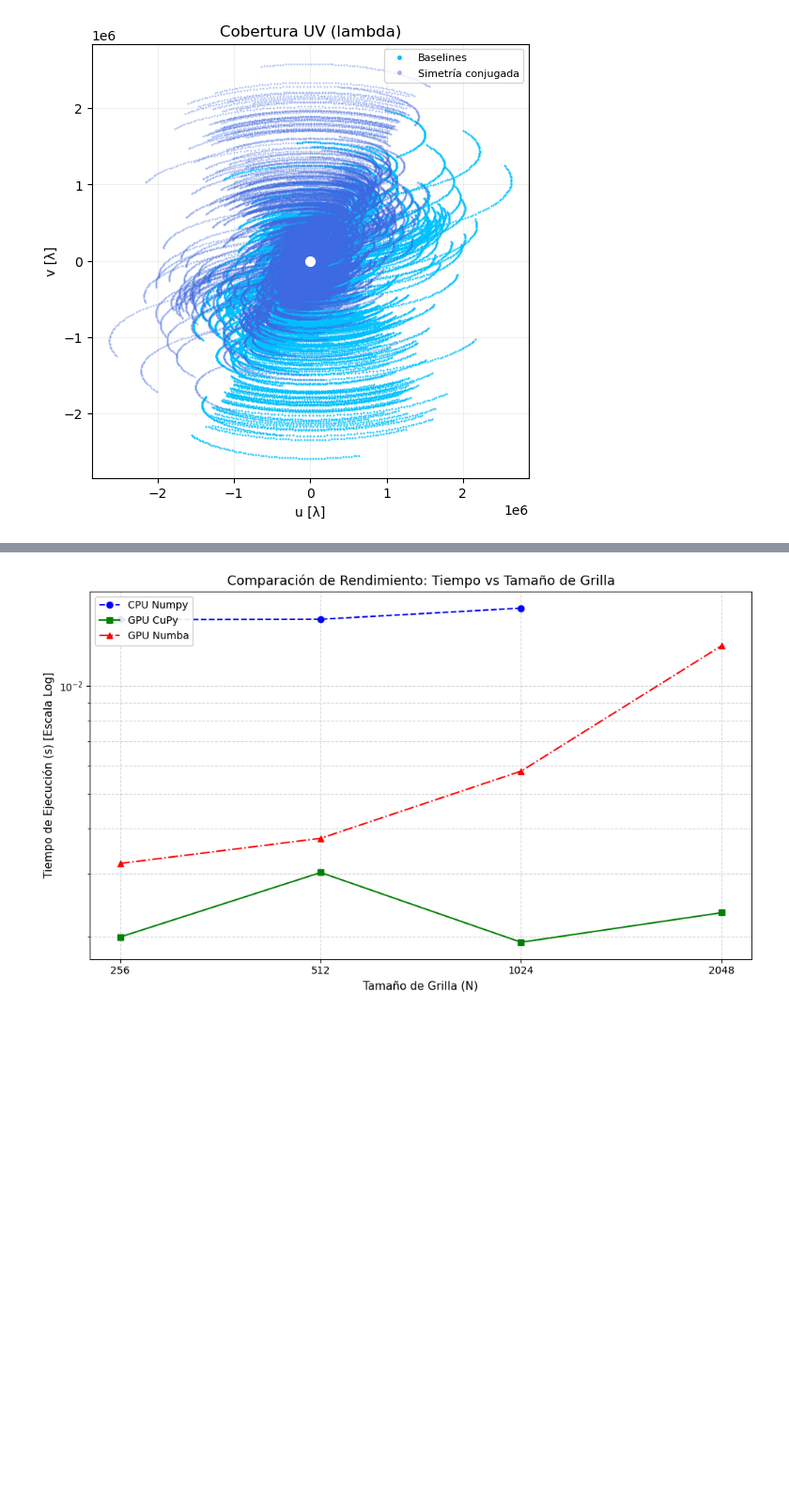
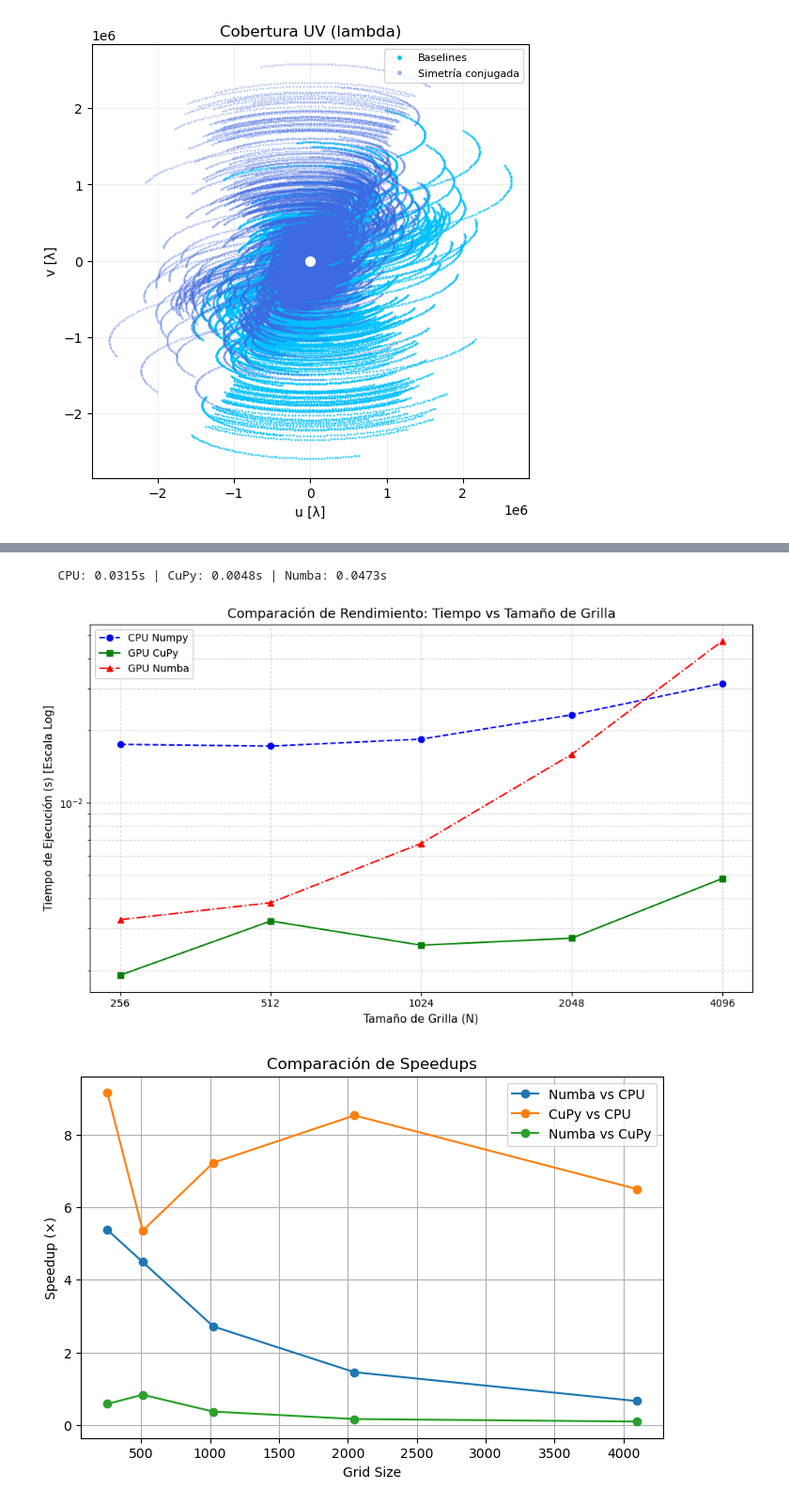
Before and after one commit to Mieres7/RadioInterferometry, a Jupyter notebook: lab2/laboratory2.ipynb, the cells around one changed output, grey strips where cells are left out. Shown at 94% size. Drawn from its saved outputs; the diff is of its cells as text; code cells hidden in the pictures; blank space fills up the shorter version.

```diff
--- a/lab2/laboratory2.ipynb
+++ b/lab2/laboratory2.ipynb
@@ -94,63 +78,14 @@ Wall time: 72.2 ms
 # %%
-from modules.utils import benchmark_gridding, plot_benchmark_results
+from modules.utils import benchmark_gridding
+from modules.plots import plot_time_vs_grid, plot_speedups
 
-df_results = benchmark_gridding(V_noise, uvw_lambda, du, dv, grid_sizes=[256, 512, 1024, 2048])
-
-import matplotlib.pyplot as plt
-import pandas as pd
-
-def plot_time_vs_grid(df):
-    """
-    Grafica el tiempo de ejecución vs el tamaño de la grilla (N)
-    replicando el estilo de la imagen de referencia.
-
-    Parámetros:
-    - df: DataFrame con las columnas 'Grid Size', 'CPU (s)', 'CuPy (s)', 'Numba (s)'
-    """
-
-    # Crear la figura
-    fig, ax = plt.subplots(figsize=(10, 6))
-
-    # Truco visual: Convertimos 'Grid Size' a string para que el eje X
-    # trate los valores como categorías equidistantes.
-    # Esto hace que la distancia entre 256->512 sea igual que 2048->4096,
-    # tal como en tu imagen de referencia.
-    x_labels = df["Grid Size"].astype(str)
-
-    # 1. Plot CPU (Azul, círculo, línea punteada) -> 'bo--'
-    # Usamos linewidth y markersize para que se vea robusto
-    ax.plot(x_labels, df["CPU (s)"], 'bo--', label='CPU Numpy',
-            linewidth=1.5, markersize=6)
-
-    # 2. Plot GPU CuPy (Verde, cuadrado, línea sólida) -> 'gs-'
-    ax.plot(x_labels, df["CuPy (s)"], 'gs-', label='GPU CuPy',
-            linewidth=1.5, markersize=6)
-
-    # 3. Plot GPU Numba (Rojo, triángulo, línea punto-guión) -> 'r^ -.'
-    ax.plot(x_labels, df["Numba (s)"], 'r^-.', label='GPU Numba',
-            linewidth=1.5, markersize=6)
-
-    # --- Estilizado ---
-
-    # Escala Logarítmica en Y (Crucial para ver las diferencias)
-    ax.set_yscale('log')
-
-    # Etiquetas y Título
-    ax.set_xlabel('Tamaño de Grilla (N)', fontsize=11)
-    ax.set_ylabel('Tiempo de Ejecución (s) [Escala Log]', fontsize=11)
-    ax.set_title('Comparación de Rendimiento: Tiempo vs Tamaño de Grilla', fontsize=13)
-
-    # Grid (Rejilla)
-    # 'which="both"' activa las líneas para la escala logarítmica (mayores y menores)
-    ax.grid(True, which="both", linestyle="--", alpha=0.5)
-
-    # Leyenda
-    ax.legend(loc='upper left', frameon=True, fancybox=True, framealpha=0.9)
-
-    plt.tight_layout()
-    plt.show()
-
-plot_time_vs_grid(df_results)
+df_results = benchmark_gridding(
+    grid_config.get('V'),
+    grid_config.get('uvw_lambda'),
+    grid_config.get('du'), grid_config.get('dv'),
+    grid_sizes=[256, 512, 1024, 2048, 4096])
+times = plot_time_vs_grid(df_results)
+speedups = plot_speedups(df_results)
 # %% [output]
 Calentando kernels de Numba...
 --- Midiendo para N = 256x256 ---
@@ -171 +100,3 @@ Gridding in GPU (CuPy Vectorized)
+   CPU: 0.0315s | CuPy: 0.0048s | Numba: 0.0473s
-[figure, old version]
+[figure, new version]
+[figure, added]
```
Also changed, not shown: parts of 8 cells of this notebook, 6 other files.
